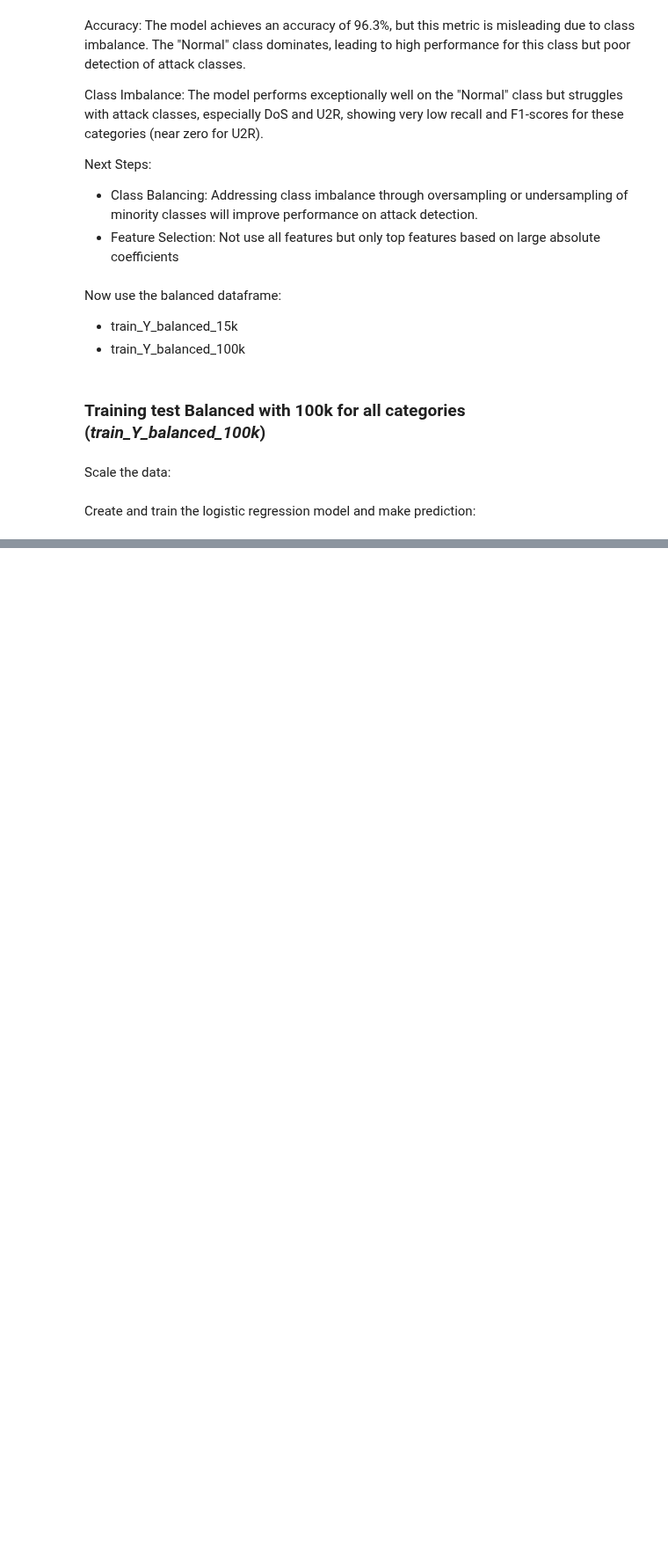
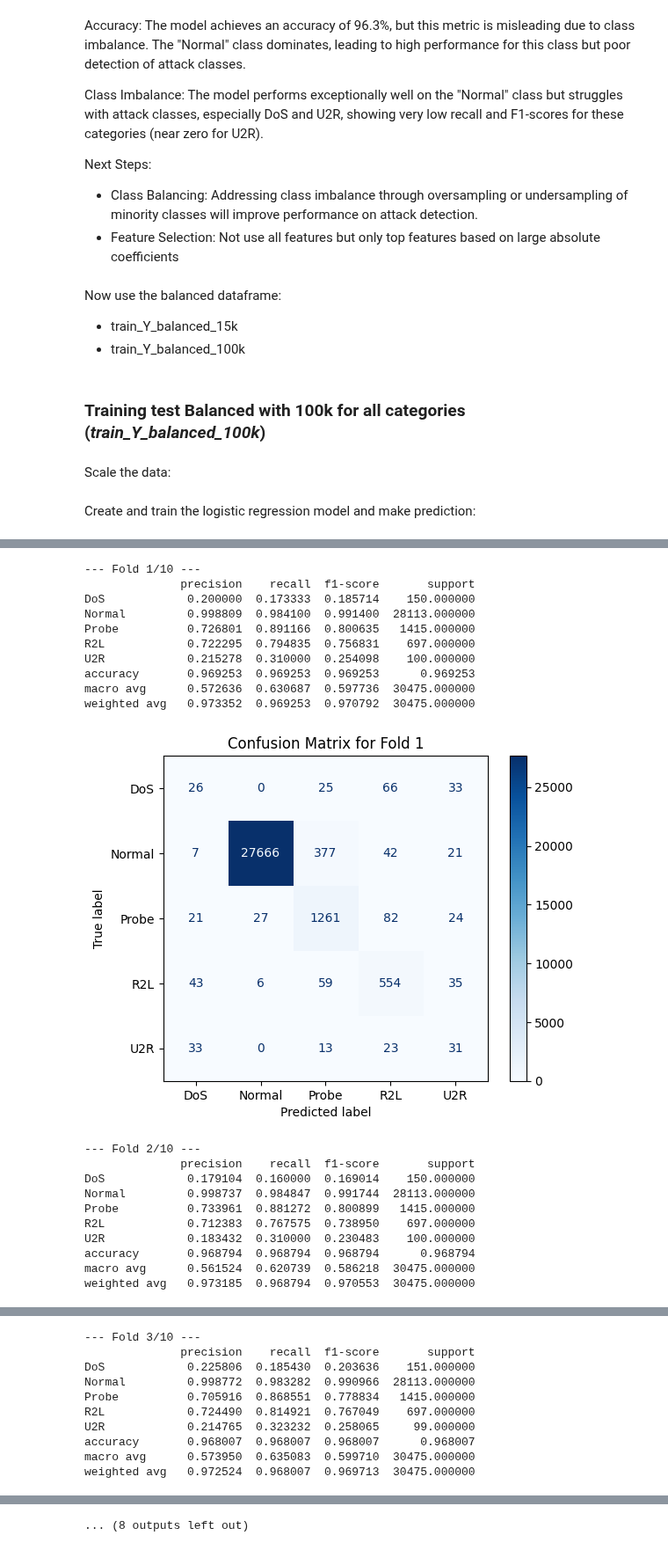
Before and after one commit to Mugna46/AI_project, a Jupyter notebook: AI.ipynb, the cells around one changed output, grey strips where cells are left out. Shown at 88% size. Drawn from its saved outputs; the diff is of its cells as text; code cells hidden in the pictures; blank space fills up the shorter version.

```diff
--- a/AI.ipynb
+++ b/AI.ipynb
@@ -1019,3 +1039,3 @@ Use cross validation with 5 splits
 # %%
-n_splits = 5
+n_splits = 10
 skf = StratifiedKFold(n_splits=n_splits, shuffle=True, random_state=42)
@@ -1086,0 +1207,65 @@ plt.show()
+# %%
+n_splits = 10
+skf = StratifiedKFold(n_splits=n_splits, shuffle=True, random_state=42)
+# %%
+rf_model = RandomForestClassifier(n_estimators=50, random_state=42)
+# %%
+for fold, (train_idx, test_idx) in enumerate(skf.split(train_x_raw, train_Y)):
+    print(f"\n--- Fold {fold + 1}/{n_splits} ---")
+
+    X_train_raw, X_test_raw = train_x.iloc[train_idx], train_x.iloc[test_idx]
+    y_train, y_test = train_Y.iloc[train_idx], train_Y.iloc[test_idx]
+
+    # Undersample only the training set
+    sampling_strategy = {"Normal": 100000}
+    under_sampler = RandomUnderSampler(sampling_strategy=sampling_strategy, random_state=42)
+    X_train_under, y_train_under = under_sampler.fit_resample(X_train_raw, y_train)
+
+    # SMOTE the other parts
+    smote = SMOTE(random_state=42)
+    X_train_balanced, y_train_balanced = smote.fit_resample(X_train_under, y_train_under)
+
+    rf_model.fit(X_train_balanced, y_train_balanced)
+
+    y_pred = rf_model.predict(X_test_raw)
+    acc = accuracy_score(y_test, y_pred)
+    report = classification_report(y_test, y_pred, output_dict=True)
+    cm = confusion_matrix(y_test, y_pred)
+
+    fold_results.append({
+        'Fold': fold + 1,
+        'Accuracy': acc,
+        'Precision (weighted)': report['weighted avg']['precision'],
+        'Recall (weighted)': report['weighted avg']['recall'],
+        'F1-Score (weighted)': report['weighted avg']['f1-score'],
+        'Confusion Matrix': cm
+    })
+
+    print(pd.DataFrame(report).T)
+
+    disp = ConfusionMatrixDisplay(confusion_matrix=cm, display_labels=clf.classes_)
+    disp.plot(cmap='Blues')
+    plt.title(f"Confusion Matrix for Fold {fold + 1}")
+    plt.show()
+# %% [output]
+--- Fold 1/10 ---
+              precision    recall  f1-score       support
+DoS            0.200000  0.173333  0.185714    150.000000
+Normal         0.998809  0.984100  0.991400  28113.000000
+Probe          0.726801  0.891166  0.800635   1415.000000
+R2L            0.722295  0.794835  0.756831    697.000000
+U2R            0.215278  0.310000  0.254098    100.000000
+accuracy       0.969253  0.969253  0.969253      0.969253
+macro avg      0.572636  0.630687  0.597736  30475.000000
+weighted avg   0.973352  0.969253  0.970792  30475.000000
+[figure, added]
+--- Fold 2/10 ---
+              precision    recall  f1-score       support
+DoS            0.179104  0.160000  0.169014    150.000000
+Normal         0.998737  0.984847  0.991744  28113.000000
+Probe          0.733961  0.881272  0.800899   1415.000000
+R2L            0.712383  0.767575  0.738950    697.000000
+U2R            0.183432  0.310000  0.230483    100.000000
+accuracy       0.968794  0.968794  0.968794      0.968794
+macro avg      0.561524  0.620739  0.586218  30475.000000
+weighted avg   0.973185  0.968794  0.970553  30475.000000
@@ -1086,0 +1273,10 @@ plt.show()
+--- Fold 3/10 ---
+              precision    recall  f1-score       support
+DoS            0.225806  0.185430  0.203636    151.000000
+Normal         0.998772  0.983282  0.990966  28113.000000
+Probe          0.705916  0.868551  0.778834   1415.000000
+R2L            0.724490  0.814921  0.767049    697.000000
+U2R            0.214765  0.323232  0.258065     99.000000
+accuracy       0.968007  0.968007  0.968007      0.968007
+macro avg      0.573950  0.635083  0.599710  30475.000000
+weighted avg   0.972524  0.968007  0.969713  30475.000000
@@ -1086,0 +1317 @@ plt.show()
+... (8 outputs left out)
```
Also changed, not shown: parts of 25 cells of this notebook.
